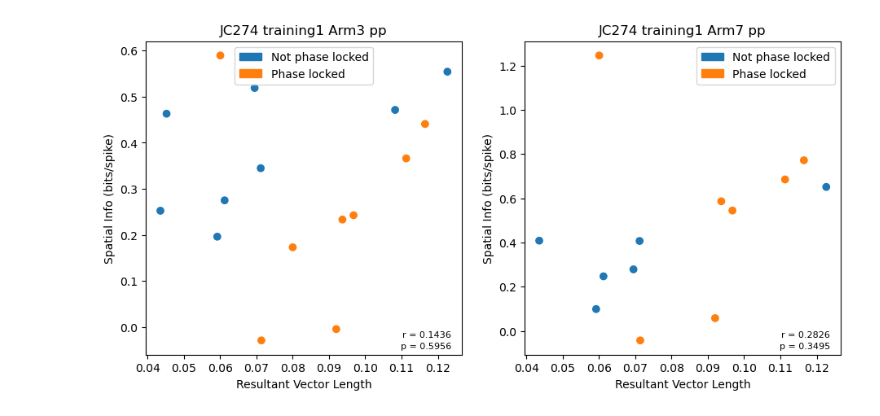
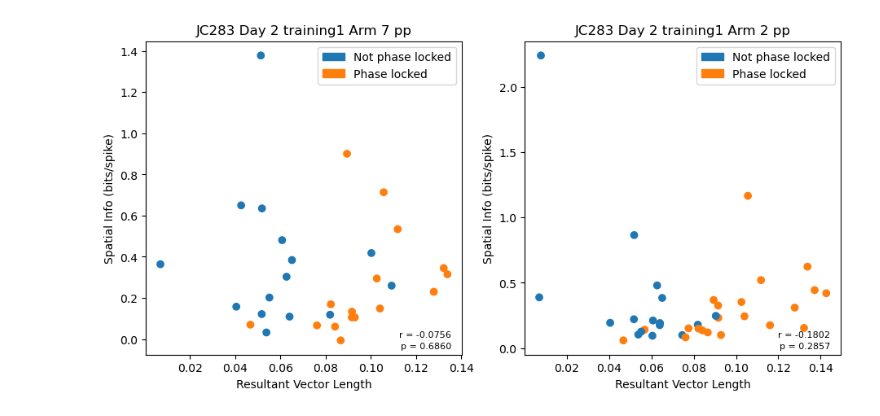
Before and after one commit to acumpelik/mPFC-analysis, a Jupyter notebook: spatial_info.ipynb, the cells around one changed output. Saved outputs shown, nothing was run; the diff lists cells and outputs as text; code cells hidden in the pictures.

Commit message:
made figure show training day

```diff
--- a/spatial_info.ipynb
+++ b/spatial_info.ipynb
@@ -32,7 +32,7 @@ def combine_halves(spatial_info_box, session):
 # print(r_vals)
 # print(spatial_info)
 # %%
-animal = 'JC274'
+animal = 'JC283'
 session = 'training1'
 day_index = 2 #Following below:
 days_dict = {'JC315': ['20240406', '20240407'],
@@ -46,31 +46,32 @@ arms = rewarded_arms_dict[animal]
 # %%
 fig, ax = plt.subplots(1, len(arms), figsize = (11, 5))
 cell_type = 'pp' #cell_type is 'pp', 'pc', 'p1' or 'bp' and 'b1' in some cases
 for k in range(len(arms)):
     a_bars, r_vals, p_vals, spatial_info_box = calculate_cell_stats(animal, session, day_index, arms[k], cell_type)
     # print(r_vals)
     spatial_info = combine_halves(spatial_info_box, session)
     #Color by whether cells are phase locked
     phase_locked_cell = [i < 0.05 for i in p_vals]
     colors = ['tab:blue' for i in p_vals]
     for j in range(len(colors)):
         if phase_locked_cell[j]:
             colors[j] = 'tab:orange'
     color_dict = {'Not phase locked': 'tab:blue', 'Phase locked': 'tab:orange'}
     legend_patches = [mpatches.Patch(color=color, label=locked) for locked, color in color_dict.items()]
     ax[k].legend(handles=legend_patches) #, loc='center left', bbox_to_anchor=(1, 0.5), title = 'Phase Locked?'
     ax[k].set_xlabel('Resultant Vector Length')
     ax[k].set_ylabel('Spatial Info (bits/spike)')
-    ax[k].set_title(animal + ' ' + session + ' Arm' + arms[k] + ' ' + cell_type)
+    # ax[k].set_title(animal + ' ' + session + ' Arm' + arms[k] + ' ' + cell_type)
+    ax[k].set_title(f'{animal} Day {day_index} {session} Arm {arms[k]} {cell_type}')
     if len(r_vals) != 0 and len(spatial_info) != 0:
         ax[k].scatter(r_vals, spatial_info, c = colors)
         corr_coef, p_val = pearsonr(r_vals, spatial_info)
         ax[k].annotate(f'r = {corr_coef:.4f}', xy=(270, 15),
                           color = 'black', xycoords = 'axes points', fontsize = 8, ha = 'right')
         ax[k].annotate(f'p = {p_val:.4f}', xy=(270, 5),
                           color = 'black', xycoords = 'axes points', fontsize = 8, ha = 'right')
         # print(f'Corr coef: {corr_coef:.2f}, p-val: {p_val:.5f}')
 
-plt.savefig('Spatial_info_' + animal + '_' + days_dict[animal][day_index] + '_' + session + '_' + cell_type + '.png', format = 'png')
+plt.savefig('Spatial_info_' + animal + '_' + days_dict[animal][day_index] + '_' + session + '_' + cell_type + '.svg', format = 'svg')
 # %% [output]
-[figure, old version]
+[figure, new version]
```
Also changed, not shown: 2 other files.
